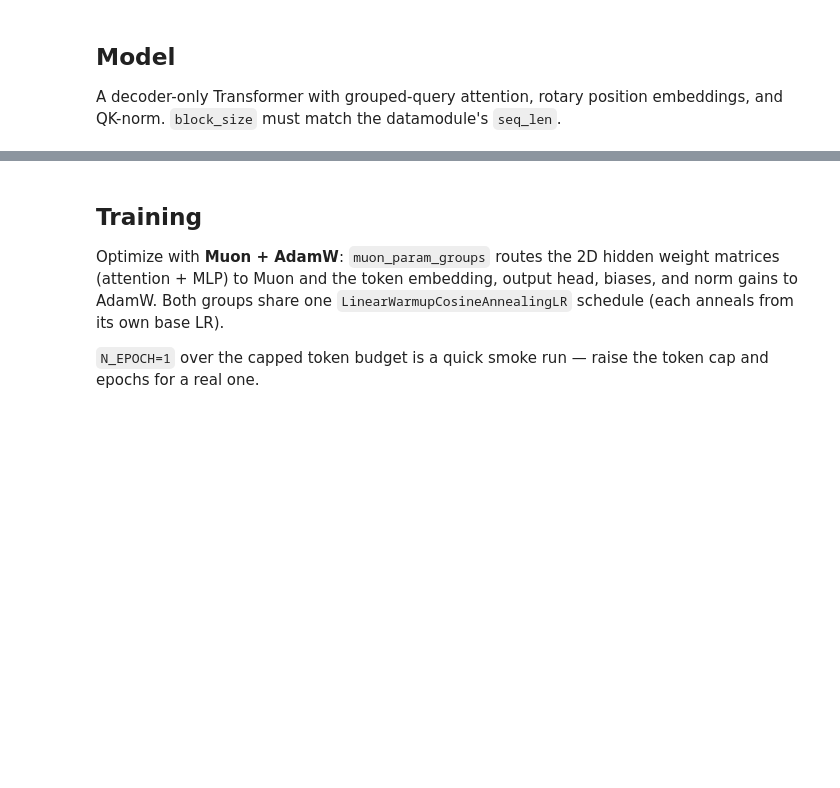
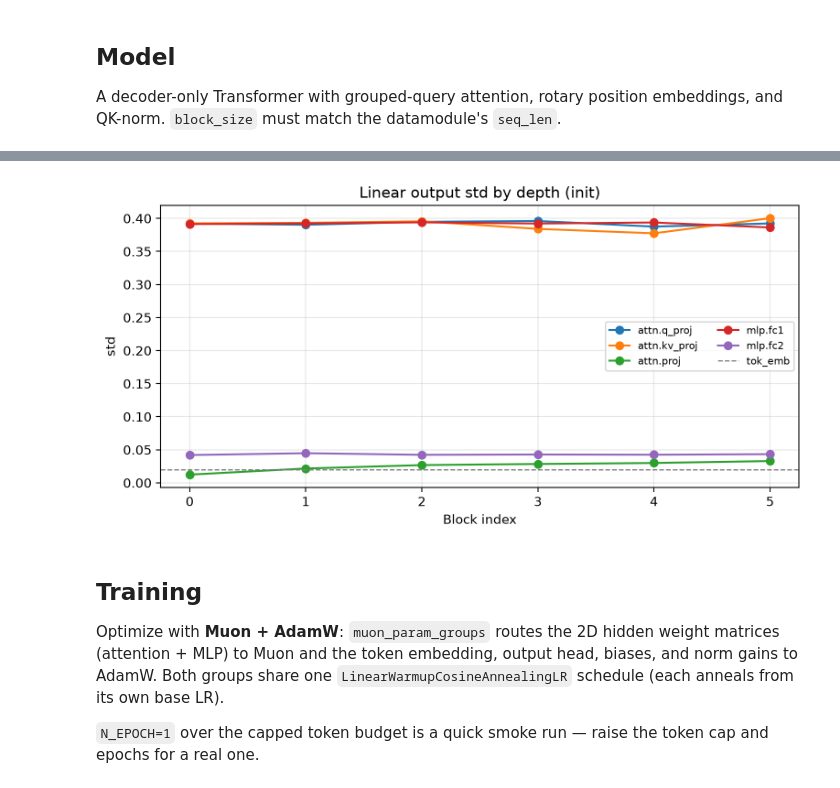
Before and after one commit to karanravindra/chimera, a Jupyter notebook: projects/fineweb-edu/gpt/main.ipynb, the cells around one changed output, grey strips where cells are left out. Cells and saved outputs as stored; diff of their text form; code cells hidden in the pictures; blank space fills up the shorter version.

```diff
--- a/projects/fineweb-edu/gpt/main.ipynb
+++ b/projects/fineweb-edu/gpt/main.ipynb
@@ -110,0 +135,92 @@ summary(
+# %%
+# Activation health check: per-layer output scale at initialization.
+#
+# Bugs fixed here:
+#  - `logits, _ = model(x)` unpacked a tensor as if forward() returned a tuple
+#    (it just returns logits), so it always raised before printing the loss.
+#  - hooks were only removed on success, so every failed rerun left a stale
+#    set attached to `model` — each new run added another, which is why every
+#    line printed twice (or more, the more times it had failed before).
+#  - the loss compared each position's logits against the token at that SAME
+#    position, not the next one. Since position t's hidden state starts from
+#    tok_emb(x[t]) and flows straight through the residual stream, the model
+#    can "predict" x[t] from itself for free (a shortcut, not a real
+#    prediction) — that's what made the old loss (~9.9) sit well below
+#    ln(vocab_size), not anything wrong with the model. Scored on the real
+#    next-token task the loss lands at ~ln(vocab_size), slightly above it
+#    (cross-entropy against a random/uniform target is >= ln(V), not exactly
+#    equal to it).
+# It also forwarded a full training-sized batch (32 x SEQ_LEN) and materialized
+# (B, T, vocab_size) logits just to read off mean/std, which is the real
+# reason it took 1min+. A small batch on the GPU is enough for these stats.
+import math
+
+import pandas as pd
+
+for h in globals().get("_ACTIVATION_HOOKS", []):
+    h.remove()
+
+CHECK_BATCH, CHECK_SEQ = 8, 128
+device = "cuda" if torch.cuda.is_available() else "cpu"
+model.to(device)
+
+records = []
+
+
+def make_hook(name):
+    def hook(module, inputs, output):
+        if isinstance(output, tuple):
+            output = output[0]
+        records.append(
+            {"layer": name, "mean": output.mean().item(), "std": output.std().item()}
+        )
+
+    return hook
+
+
+_ACTIVATION_HOOKS = [
+    module.register_forward_hook(make_hook(name))
+    for name, module in model.named_modules()
+    if isinstance(module, (torch.nn.Linear, torch.nn.Embedding))
+]
+
+try:
+    with torch.no_grad():
+        x = torch.randint(0, dm.vocab_size, (CHECK_BATCH, CHECK_SEQ), device=device)
+        logits = model(x)
+        # next-token prediction, same as training: logits at t predict x[t+1]
+        loss = torch.nn.functional.cross_entropy(
+            logits[:, :-1].reshape(-1, logits.size(-1)), x[:, 1:].reshape(-1)
+        )
+finally:
+    for h in _ACTIVATION_HOOKS:
+        h.remove()
+
+print(
+    f"loss at init: {loss.item():.4f}  (expect >= ln(vocab_size) = {math.log(dm.vocab_size):.4f})"
+)
+
+df = pd.DataFrame(records)
+emb = df[df["layer"] == "tok_emb"].iloc[0]
+blocks = df[df["layer"].str.startswith("blocks.")].copy()
+blocks["block"] = blocks["layer"].str.extract(r"blocks\.(\d+)\.").astype(int)
+blocks["component"] = blocks["layer"].str.extract(r"blocks\.\d+\.(.+)")
+
+pivot = blocks.pivot(index="block", columns="component", values="std")
+pivot = pivot[["attn.q_proj", "attn.kv_proj", "attn.proj", "mlp.fc1", "mlp.fc2"]]
+
+print(f"tok_emb  mean={emb['mean']:.4f}  std={emb['std']:.4f}\n")
+print("Output std by layer (rows = transformer block, darker = larger):")
+display(pivot.style.format("{:.3f}").background_gradient(cmap="RdYlGn_r", axis=None))
+
+fig, ax = plt.subplots(figsize=(9, 4))
+for component in pivot.columns:
+    ax.plot(pivot.index, pivot[component], marker="o", label=component)
+ax.axhline(emb["std"], color="gray", ls="--", lw=1, label="tok_emb")
+ax.set_title("Linear output std by depth (init)")
+ax.set_xlabel("Block index")
+ax.set_ylabel("std")
+ax.legend(fontsize=8, ncol=2)
+ax.grid(alpha=0.3)
+plt.show()
+# %% [output]
@@ -111,3 +239,4 @@ summary(
+[figure, added]
 # %% [markdown]
 ## Training
 
```
Also changed, not shown: parts of 3 cells of this notebook, 1 other file.
